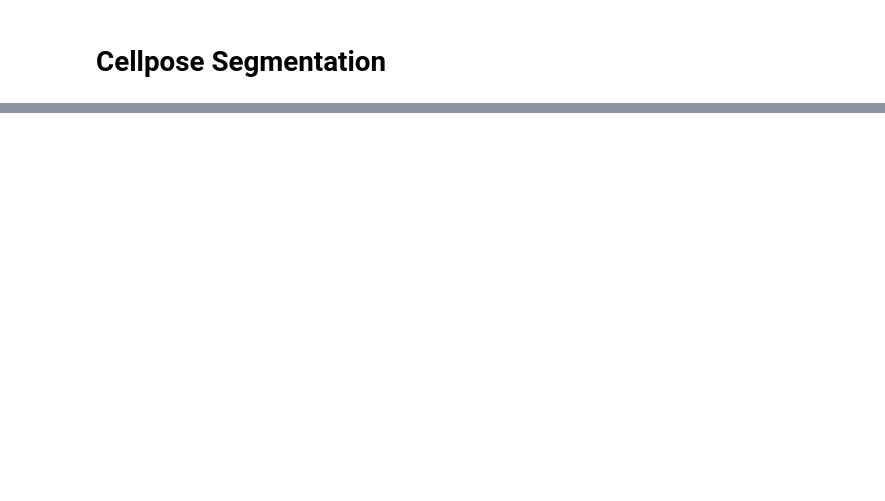
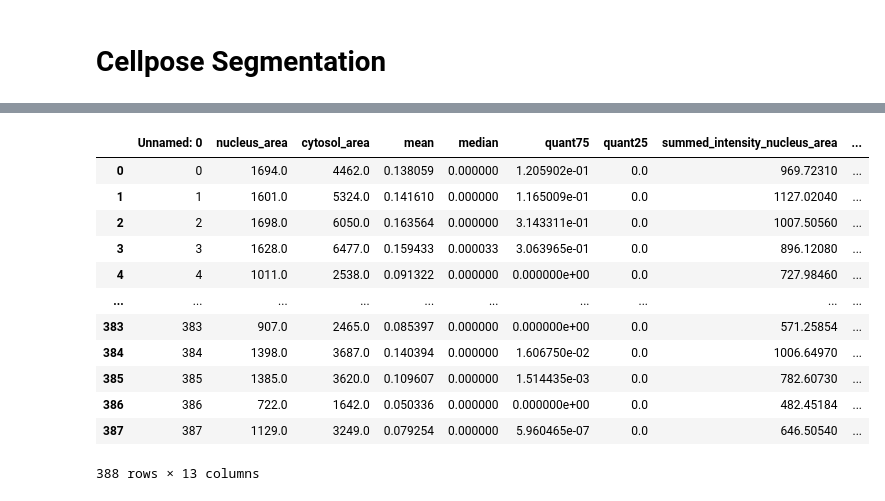
Before and after one commit to MannLabs/scPortrait-notebooks, a Jupyter notebook: example_projects/example_1/processing_notebook.ipynb, the cells around one changed output, grey strips where cells are left out. Saved outputs shown, nothing was run; the diff lists cells and outputs as text; code cells hidden in the pictures; blank space fills up the shorter version.

```diff
--- a/example_projects/example_1/processing_notebook.ipynb
+++ b/example_projects/example_1/processing_notebook.ipynb
@@ -142,4 +226,18 @@ project.featurize()
 # %%
 # load classification results
-results = pd.read_csv(f"{project_location}/featurization/complete_CellFeaturizer/calculated_image_features.csv")
+results = pd.read_csv(f"{project_location}/classification/0_Ch3_Featurization/calculated_features.csv")
 results
+# %% [output]
+|  | Unnamed: 0 | nucleus_area | cytosol_area | mean | median | quant75 | quant25 | summed_intensity_nucleus_area | ... |
+| 0 | 0 | 1694.0 | 4462.0 | 0.138059 | 0.000000 | 1.205902e-01 | 0.0 | 969.72310 | ... |
+| 1 | 1 | 1601.0 | 5324.0 | 0.141610 | 0.000000 | 1.165009e-01 | 0.0 | 1127.02040 | ... |
+| 2 | 2 | 1698.0 | 6050.0 | 0.163564 | 0.000000 | 3.143311e-01 | 0.0 | 1007.50560 | ... |
+| 3 | 3 | 1628.0 | 6477.0 | 0.159433 | 0.000033 | 3.063965e-01 | 0.0 | 896.12080 | ... |
+| 4 | 4 | 1011.0 | 2538.0 | 0.091322 | 0.000000 | 0.000000e+00 | 0.0 | 727.98460 | ... |
+| ... | ... | ... | ... | ... | ... | ... | ... | ... | ... |
+| 383 | 383 | 907.0 | 2465.0 | 0.085397 | 0.000000 | 0.000000e+00 | 0.0 | 571.25854 | ... |
+| 384 | 384 | 1398.0 | 3687.0 | 0.140394 | 0.000000 | 1.606750e-02 | 0.0 | 1006.64970 | ... |
+| 385 | 385 | 1385.0 | 3620.0 | 0.109607 | 0.000000 | 1.514435e-03 | 0.0 | 782.60730 | ... |
+| 386 | 386 | 722.0 | 1642.0 | 0.050336 | 0.000000 | 0.000000e+00 | 0.0 | 482.45184 | ... |
+| 387 | 387 | 1129.0 | 3249.0 | 0.079254 | 0.000000 | 5.960465e-07 | 0.0 | 646.50540 | ... |
+388 rows × 13 columns
```
Also changed, not shown: parts of 10 cells of this notebook, 3 other files.
